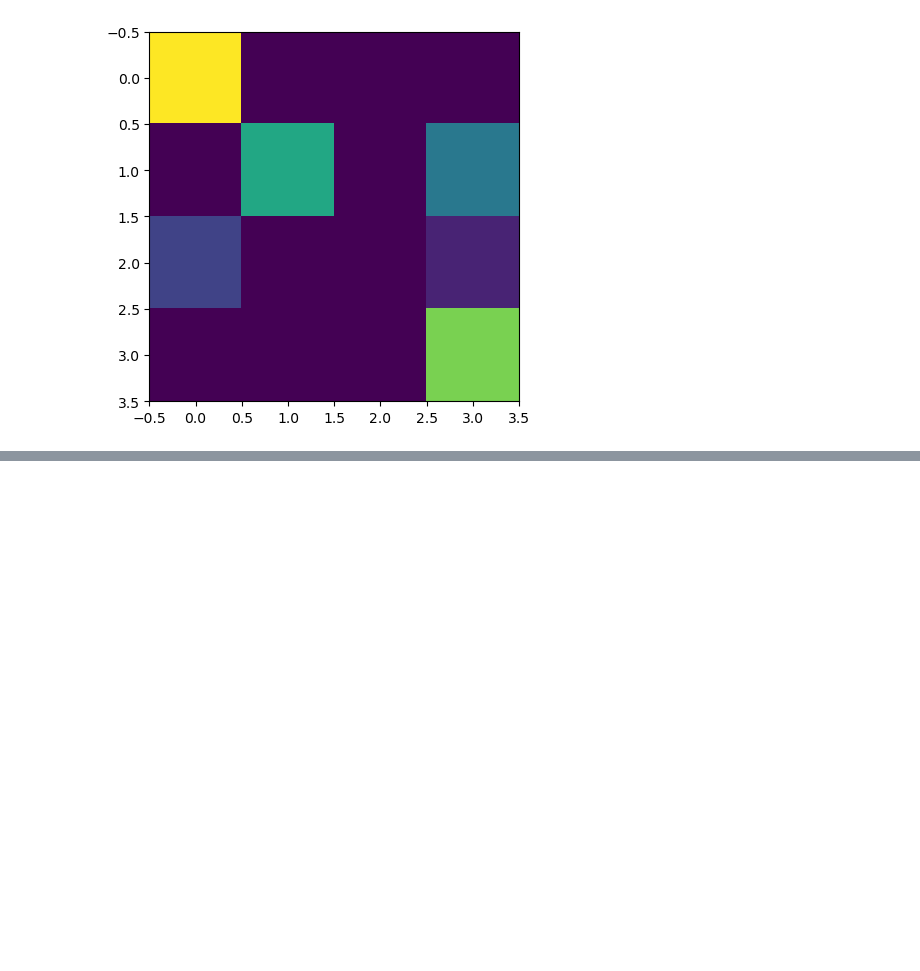
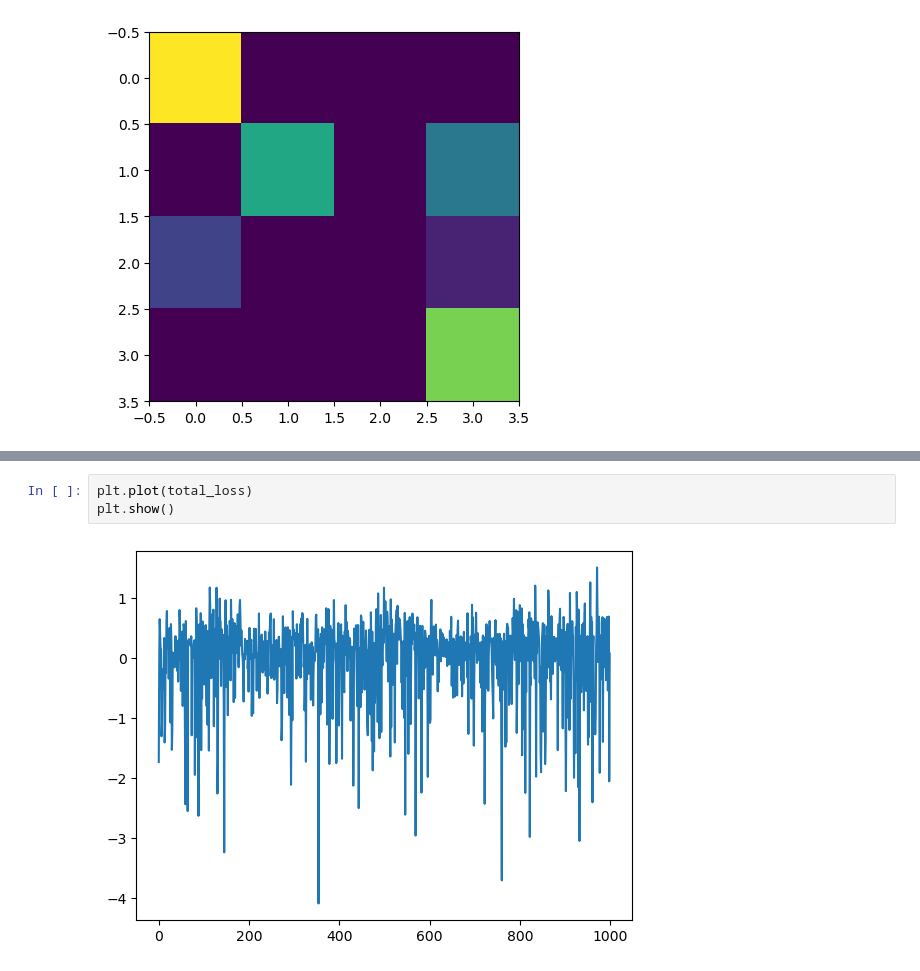
Before and after one commit to LYT922/ML-Reinforcement-Learning, a Jupyter notebook: Assignment_3_part1_2.ipynb, the cells around one changed output, grey strips where cells are left out. Saved outputs shown, nothing was run; the diff lists cells and outputs as text; blank space fills up the shorter version.

```diff
--- a/Assignment_3_part1_2.ipynb
+++ b/Assignment_3_part1_2.ipynb
@@ -250,0 +365,5 @@ IndexError: arrays used as indices must be of integer (or boolean) type
+# %%
+plt.plot(total_loss)
+plt.show()
+# %% [output]
+[figure, added]
```
Also changed, not shown: parts of 11 cells of this notebook.
